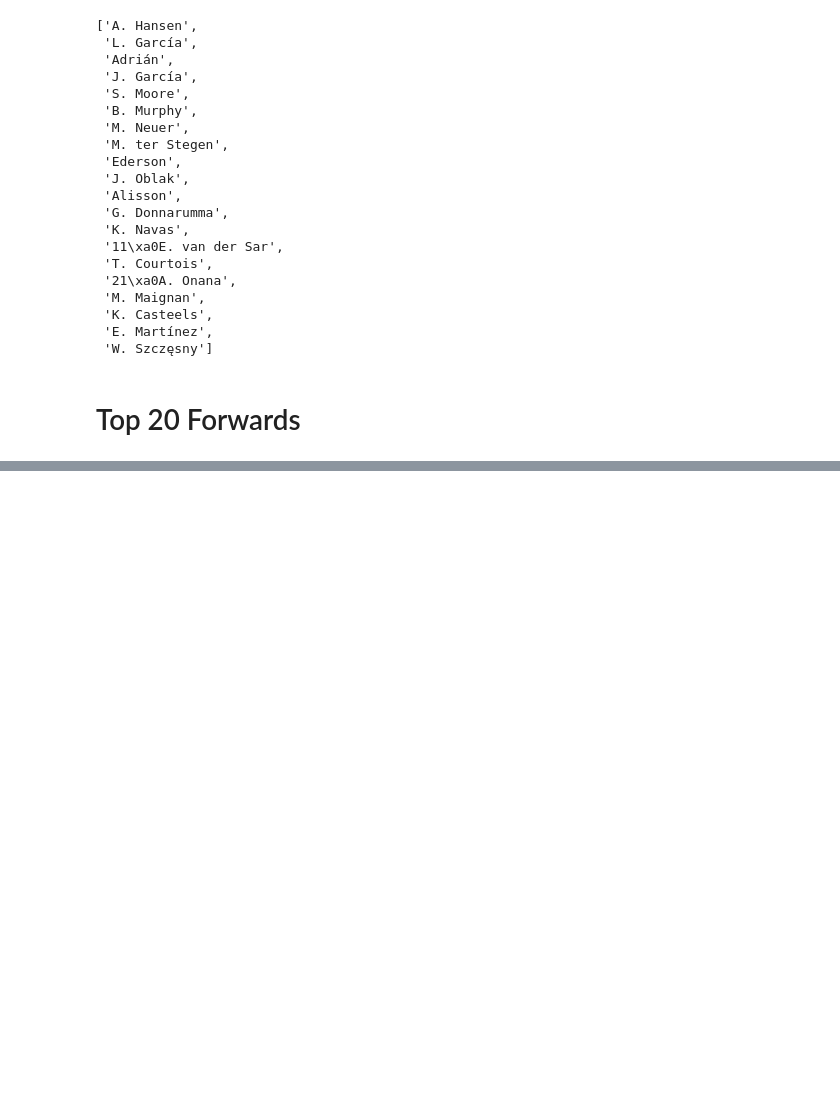
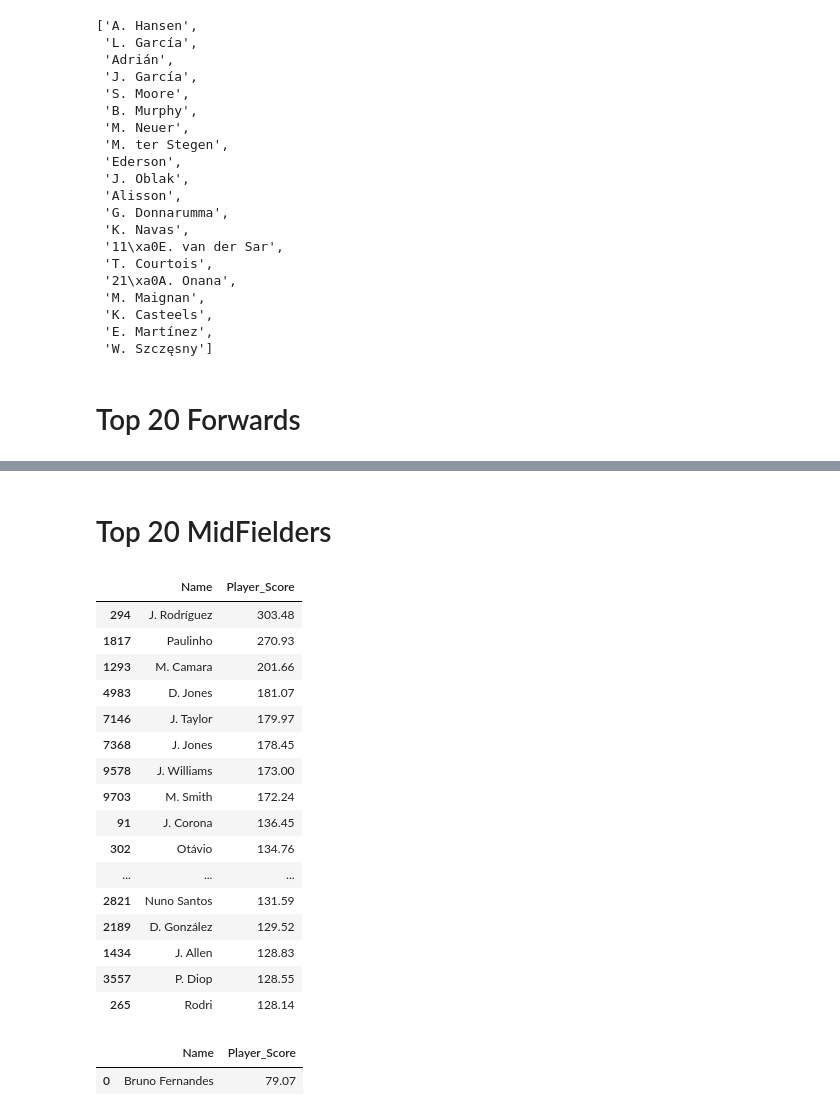
Before and after one commit to sukantabhun/fifa, a Jupyter notebook: Python Models/Fifa-custom.ipynb, the cells around one changed output, grey strips where cells are left out. Cells and saved outputs as stored; diff of their text form; code cells hidden in the pictures; blank space fills up the shorter version.

```diff
--- a/Python Models/Fifa-custom.ipynb
+++ b/Python Models/Fifa-custom.ipynb
@@ -150,0 +188,34 @@ sorted_GKList.head(10)
+# %% [markdown]
+# Top 20 MidFielders
+# %%
+MidPlayers = player_data[player_data['Best Position'] == 'Mid']
+MidPlayersList = pd.DataFrame(columns=['Name','Player_Score'])
+for index ,row in MidPlayers.iterrows():
+    ps = Player_Score(row['Name'],MidPlayers)
+    new_entry = {'Name':row['Name'],'Player_Score':ps}
+    MidPlayersList.loc[index] = new_entry
+sorted_MidPlayersList = MidPlayersList.sort_values(by='Player_Score',ascending = False).drop_duplicates()
+sorted_MidPlayersList.head(20)
+# %% [output]
+|  | Name | Player_Score |
+| 294 | J. Rodríguez | 303.48 |
+| 1817 | Paulinho | 270.93 |
+| 1293 | M. Camara | 201.66 |
+| 4983 | D. Jones | 181.07 |
+| 7146 | J. Taylor | 179.97 |
+| 7368 | J. Jones | 178.45 |
+| 9578 | J. Williams | 173.00 |
+| 9703 | M. Smith | 172.24 |
+| 91 | J. Corona | 136.45 |
+| 302 | Otávio | 134.76 |
+| ... | ... | ... |
+| 2821 | Nuno Santos | 131.59 |
+| 2189 | D. González | 129.52 |
+| 1434 | J. Allen | 128.83 |
+| 3557 | P. Diop | 128.55 |
+| 265 | Rodri | 128.14 |
+# %%
+MidPlayersList[MidPlayersList['Name']=='Bruno Fernandes']
+# %% [output]
+|  | Name | Player_Score |
+| 0 | Bruno Fernandes | 79.07 |
```
Also changed, not shown: parts of 17 cells of this notebook, 2 other files.
